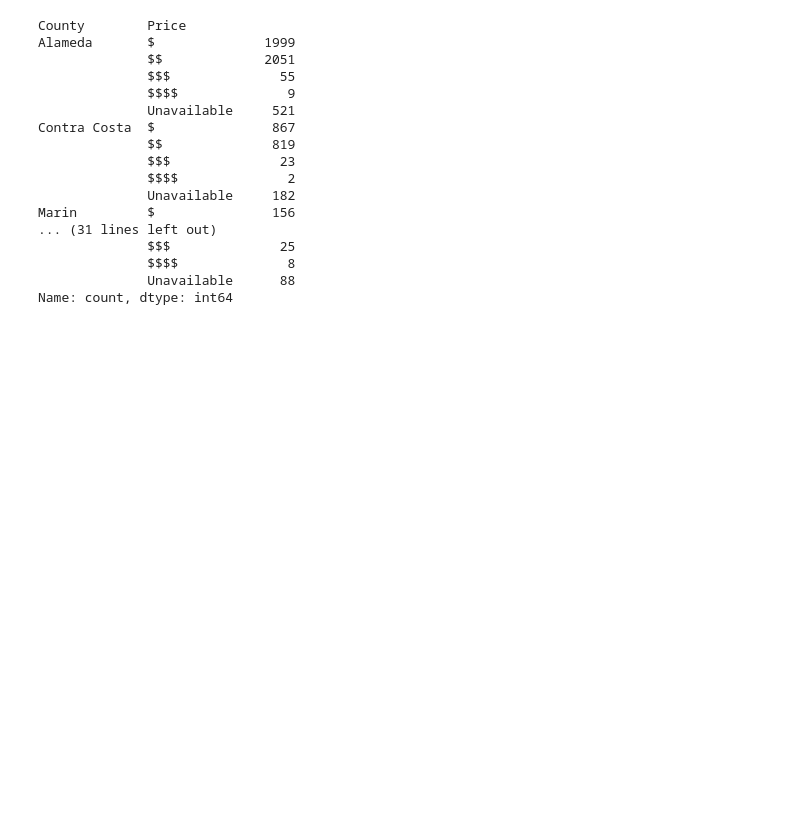
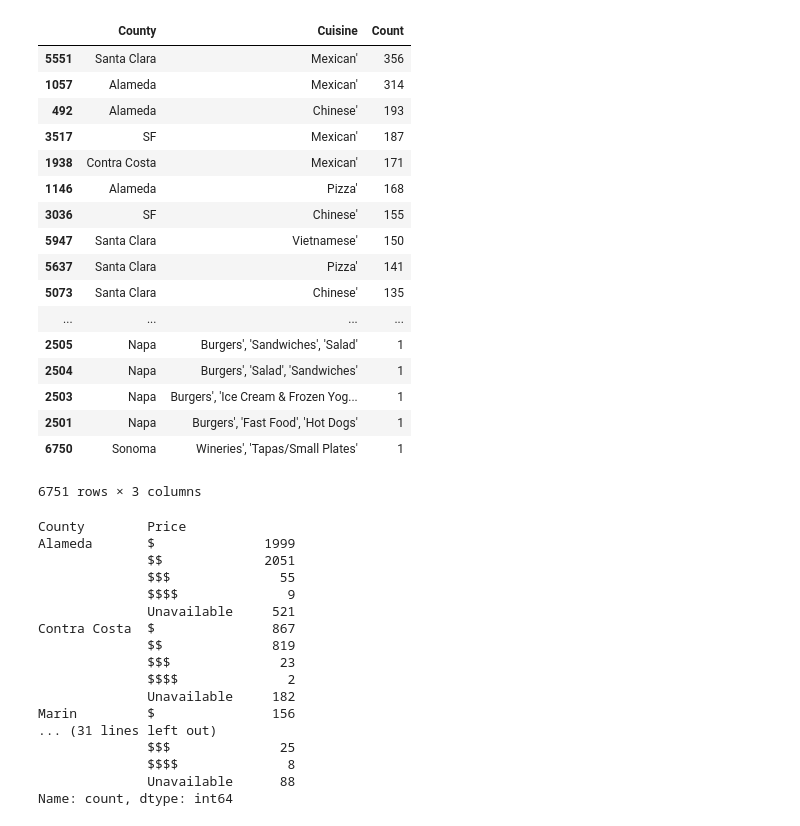
Before and after one commit to lquasem/Project-1, a Jupyter notebook: Pricing & Rating.ipynb, the cells around one changed output. Drawn from its saved outputs; the diff is of its cells as text; code cells hidden in the pictures; blank space fills up the shorter version.

```diff
--- a/Pricing & Rating.ipynb
+++ b/Pricing & Rating.ipynb
@@ -40,3 +40,39 @@ county_res.head()
+# %%
+#top category per county
+
+county_res['count'] = 1
+
+cat_table = county_res.groupby(['County','Category']).count()['count']
+
+cat_table.to_csv("Top_Cat_per_county.csv")
+
+Top_Cat2 = pd.read_csv("Top_Cat2.csv")
+
+Top_Cat2.head()
+
+Summary_Table = Top_Cat2.sort_values(['Count'], ascending = False)
+Summary_Table
+
+#Summary_Table.to_csv("Summary_county5.csv")
+# %% [output]
+|  | County | Cuisine | Count |
+| 5551 | Santa Clara | Mexican' | 356 |
+| 1057 | Alameda | Mexican' | 314 |
+| 492 | Alameda | Chinese' | 193 |
+| 3517 | SF | Mexican' | 187 |
+| 1938 | Contra Costa | Mexican' | 171 |
+| 1146 | Alameda | Pizza' | 168 |
+| 3036 | SF | Chinese' | 155 |
+| 5947 | Santa Clara | Vietnamese' | 150 |
+| 5637 | Santa Clara | Pizza' | 141 |
+| 5073 | Santa Clara | Chinese' | 135 |
+| ... | ... | ... | ... |
+| 2505 | Napa | Burgers', 'Sandwiches', 'Salad' | 1 |
+| 2504 | Napa | Burgers', 'Salad', 'Sandwiches' | 1 |
+| 2503 | Napa | Burgers', 'Ice Cream & Frozen Yog... | 1 |
+| 2501 | Napa | Burgers', 'Fast Food', 'Hot Dogs' | 1 |
+| 6750 | Sonoma | Wineries', 'Tapas/Small Plates' | 1 |
+6751 rows × 3 columns
 # %%
 #sort price by county
 
```
Also changed, not shown: parts of 19 cells of this notebook.
